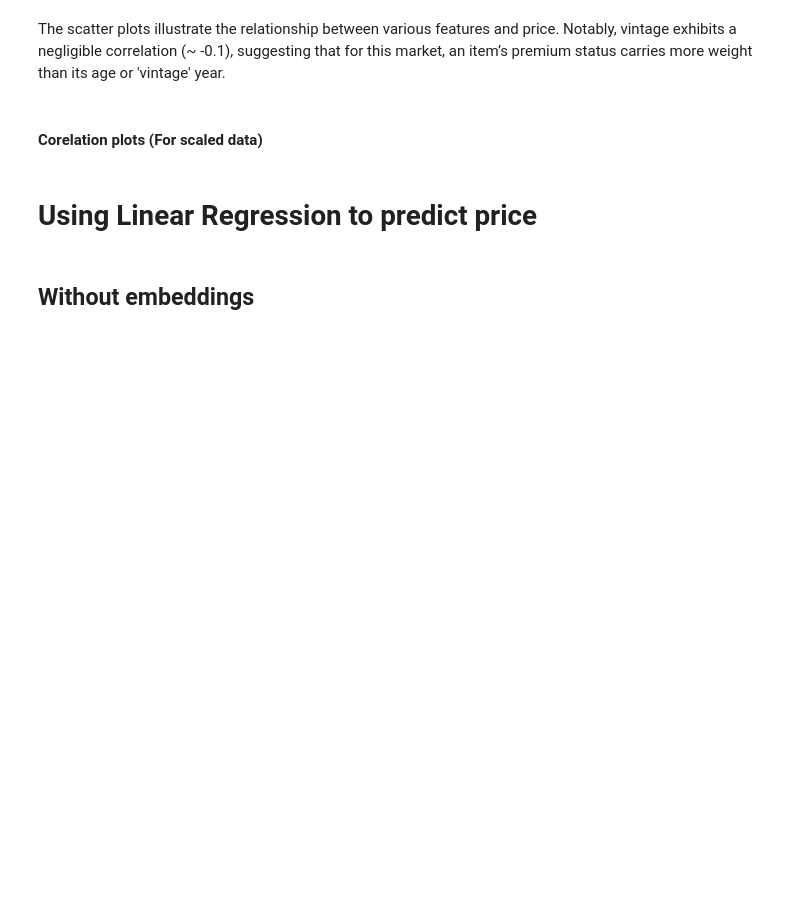
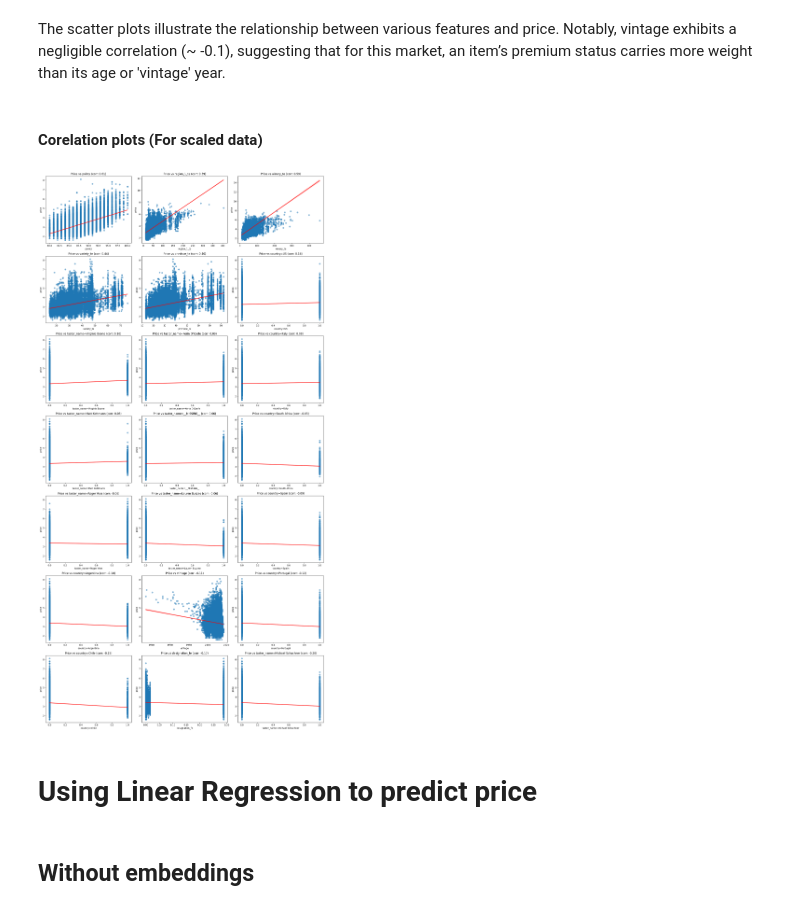
Before and after one commit to Msaters/projektUczenieMaszynowe, a Jupyter notebook: prediction_model_for_price.ipynb, the cells around one changed output. Saved outputs shown, nothing was run; the diff lists cells and outputs as text; code cells hidden in the pictures; blank space fills up the shorter version.

```diff
--- a/prediction_model_for_price.ipynb
+++ b/prediction_model_for_price.ipynb
@@ -161,31 +161,32 @@ The scatter plots illustrate the relationship between various features and price
 # %%
 realiable_features = realiable_features_scaled
 
 n_cols = 3
 n_rows = math.ceil(len(realiable_features) / n_cols)
 
 fig, axes = plt.subplots(n_rows, n_cols, figsize=(18, 5 * n_rows))
 axes = axes.flatten()
 
 for i, col in enumerate(realiable_features):
     plot = sns.regplot(
         x=col,
         y='price',
         data=df_without_missing_price_and_vintage_scaled,
         ax=axes[i],
         scatter_kws={'alpha':0.5},
         line_kws={'color': 'red'}
     )
 
-    axes[i].set_yscale('log')
     axes[i].set_title(f"Price vs {col} (corr: {correlations_scaled[col]:.2f})")
 
 # Ukrywamy puste wykresy
 for j in range(i + 1, len(axes)):
     axes[j].axis('off')
 
 plt.tight_layout()
 plt.show()
+# %% [output]
+[figure, added]
 # %% [markdown]
 # Using Linear Regression to predict price
 # %% [markdown]
```
Also changed, not shown: parts of 6 cells of this notebook, 4 other files.
